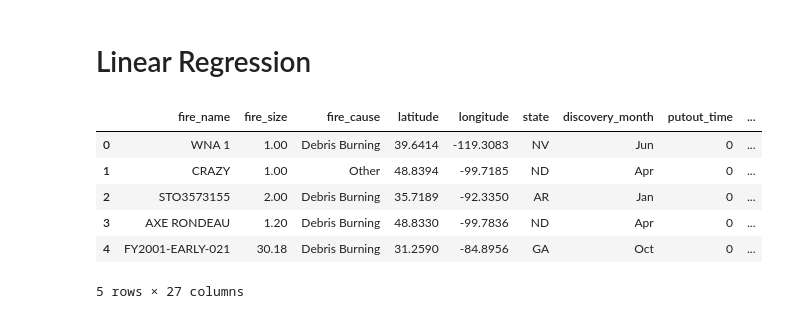
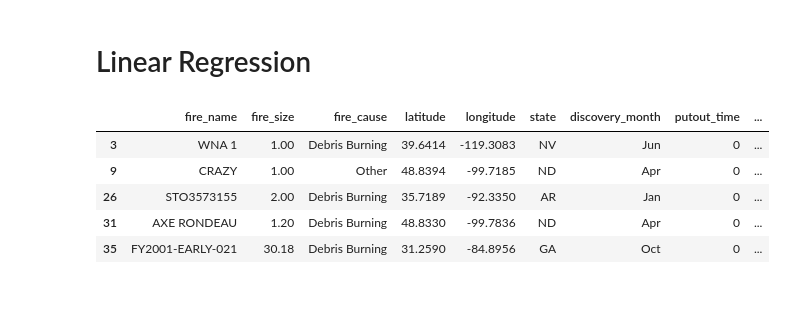
Before and after one commit to goatgirl86/Final_Project_Wildfires, a Jupyter notebook: k.ipynb, the cells around one changed output. Cells and saved outputs as stored; diff of their text form; code cells hidden in the pictures.

```diff
--- a/k.ipynb
+++ b/k.ipynb
@@ -5,14 +5,13 @@ import pandas as pd
 import matplotlib.pyplot as plt
 from sklearn.linear_model import LinearRegression
 # %%
-df = pd.read_csv('Resources/cleaned_wildfire_3.csv', index_col=[0])
+df = pd.read_csv('Resources/df30.csv', index_col=[0])
 df.head()
 # %% [output]
 |  | fire_name | fire_size | fire_cause | latitude | longitude | state | discovery_month | putout_time | ... |
-| 0 | WNA 1 | 1.00 | Debris Burning | 39.6414 | -119.3083 | NV | Jun | 0 | ... |
-| 1 | CRAZY | 1.00 | Other | 48.8394 | -99.7185 | ND | Apr | 0 | ... |
-| 2 | STO3573155 | 2.00 | Debris Burning | 35.7189 | -92.3350 | AR | Jan | 0 | ... |
-| 3 | AXE RONDEAU | 1.20 | Debris Burning | 48.8330 | -99.7836 | ND | Apr | 0 | ... |
-| 4 | FY2001-EARLY-021 | 30.18 | Debris Burning | 31.2590 | -84.8956 | GA | Oct | 0 | ... |
+| 3 | WNA 1 | 1.00 | Debris Burning | 39.6414 | -119.3083 | NV | Jun | 0 | ... |
+| 9 | CRAZY | 1.00 | Other | 48.8394 | -99.7185 | ND | Apr | 0 | ... |
+| 26 | STO3573155 | 2.00 | Debris Burning | 35.7189 | -92.3350 | AR | Jan | 0 | ... |
+| 31 | AXE RONDEAU | 1.20 | Debris Burning | 48.8330 | -99.7836 | ND | Apr | 0 | ... |
+| 35 | FY2001-EARLY-021 | 30.18 | Debris Burning | 31.2590 | -84.8956 | GA | Oct | 0 | ... |
-5 rows × 27 columns
 # %%
```
Also changed, not shown: parts of 18 cells of this notebook, 6 other files.
